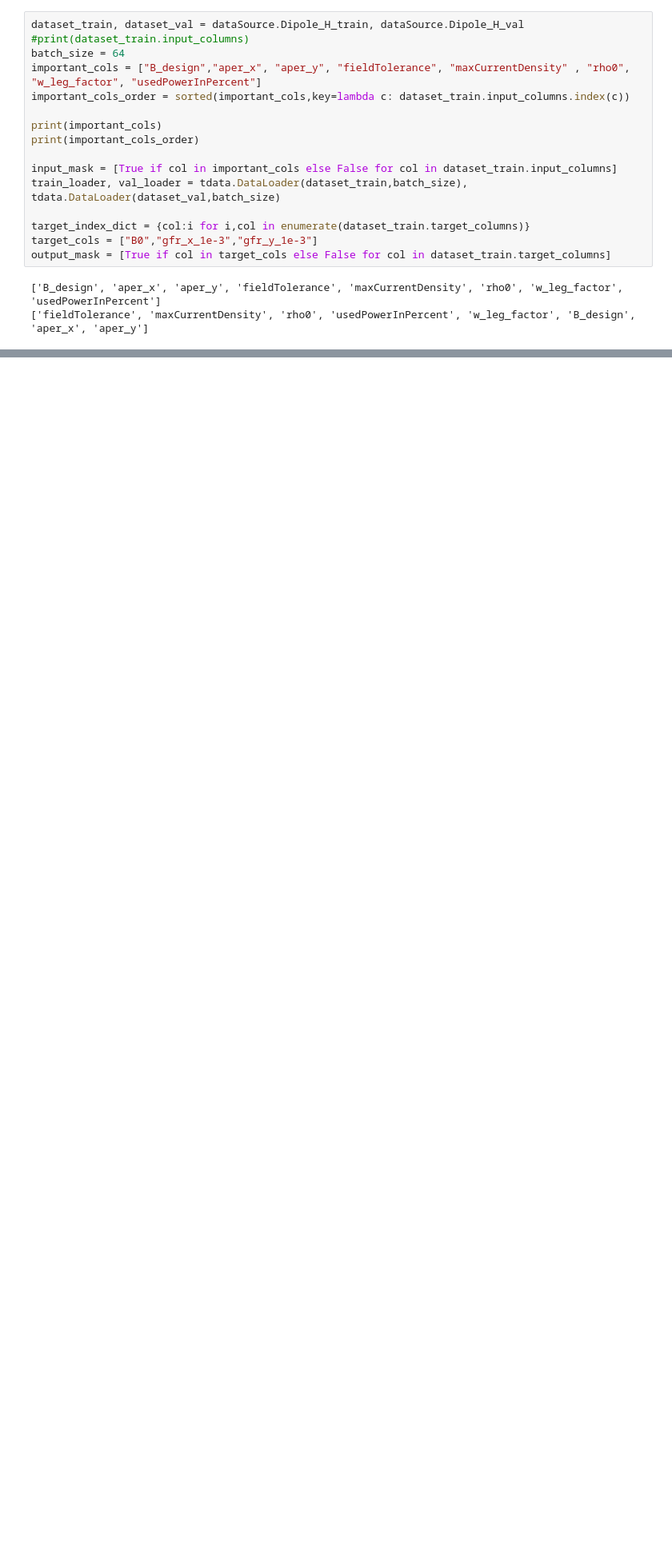
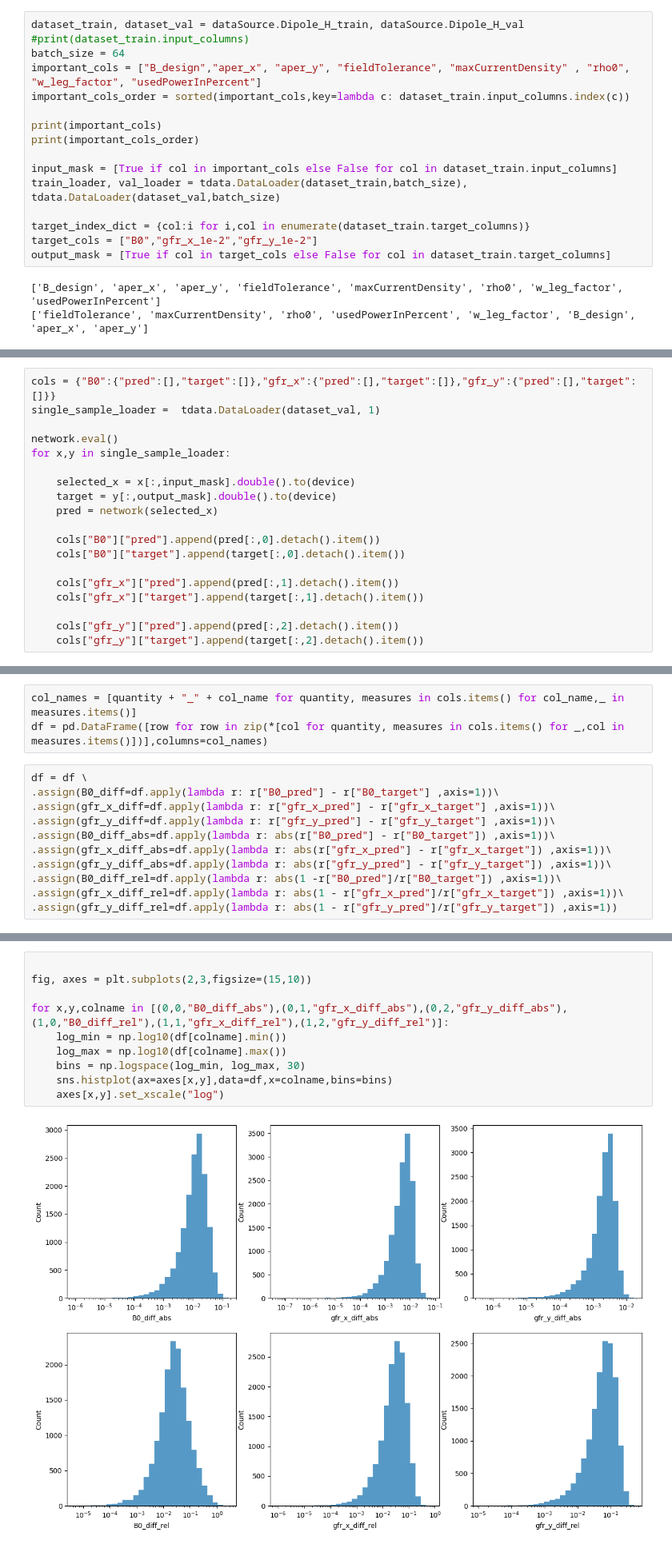
Before and after one commit to FlorianStummer/MaxAndFlorian, a Jupyter notebook: src/final_sprint/3rdTry.ipynb, the cells around one changed output, grey strips where cells are left out. Shown: that part at 80% size. Drawn from its saved outputs; the diff is of its cells as text; blank space fills up the shorter version.

```diff
--- a/src/final_sprint/3rdTry.ipynb
+++ b/src/final_sprint/3rdTry.ipynb
@@ -21,7 +24,7 @@ input_mask = [True if col in important_cols else False for col in dataset_train.
 train_loader, val_loader = tdata.DataLoader(dataset_train,batch_size), tdata.DataLoader(dataset_val,batch_size)
 
 target_index_dict = {col:i for i,col in enumerate(dataset_train.target_columns)}
-target_cols = ["B0","gfr_x_1e-3","gfr_y_1e-3"]
+target_cols = ["B0","gfr_x_1e-2","gfr_y_1e-2"]
 output_mask = [True if col in target_cols else False for col in dataset_train.target_columns]
 # %% [output]
 ['B_design', 'aper_x', 'aper_y', 'fieldTolerance', 'maxCurrentDensity', 'rho0', 'w_leg_factor', 'usedPowerInPercent']
@@ -178,0 +218,19 @@ print(mean_errors)
+# %%
+cols = {"B0":{"pred":[],"target":[]},"gfr_x":{"pred":[],"target":[]},"gfr_y":{"pred":[],"target":[]}}
+single_sample_loader =  tdata.DataLoader(dataset_val, 1)
+
+network.eval()
+for x,y in single_sample_loader:
+
+    selected_x = x[:,input_mask].double().to(device)
+    target = y[:,output_mask].double().to(device)
+    pred = network(selected_x)
+
+    cols["B0"]["pred"].append(pred[:,0].detach().item())
+    cols["B0"]["target"].append(target[:,0].detach().item())
+
+    cols["gfr_x"]["pred"].append(pred[:,1].detach().item())
+    cols["gfr_x"]["target"].append(target[:,1].detach().item())
+
+    cols["gfr_y"]["pred"].append(pred[:,2].detach().item())
+    cols["gfr_y"]["target"].append(target[:,2].detach().item())
@@ -178,0 +239,14 @@ print(mean_errors)
+# %%
+col_names = [quantity + "_" + col_name for quantity, measures in cols.items() for col_name,_ in measures.items()]
+df = pd.DataFrame([row for row in zip(*[col for quantity, measures in cols.items() for _,col in measures.items()])],columns=col_names)
+# %%
+df = df \
+.assign(B0_diff=df.apply(lambda r: r["B0_pred"] - r["B0_target"] ,axis=1))\
+.assign(gfr_x_diff=df.apply(lambda r: r["gfr_x_pred"] - r["gfr_x_target"] ,axis=1))\
+.assign(gfr_y_diff=df.apply(lambda r: r["gfr_y_pred"] - r["gfr_y_target"] ,axis=1))\
+.assign(B0_diff_abs=df.apply(lambda r: abs(r["B0_pred"] - r["B0_target"]) ,axis=1))\
+.assign(gfr_x_diff_abs=df.apply(lambda r: abs(r["gfr_x_pred"] - r["gfr_x_target"]) ,axis=1))\
+.assign(gfr_y_diff_abs=df.apply(lambda r: abs(r["gfr_y_pred"] - r["gfr_y_target"]) ,axis=1))\
+.assign(B0_diff_rel=df.apply(lambda r: abs(1 -r["B0_pred"]/r["B0_target"]) ,axis=1))\
+.assign(gfr_x_diff_rel=df.apply(lambda r: abs(1 - r["gfr_x_pred"]/r["gfr_x_target"]) ,axis=1))\
+.assign(gfr_y_diff_rel=df.apply(lambda r: abs(1 - r["gfr_y_pred"]/r["gfr_y_target"]) ,axis=1))
@@ -178,0 +269,12 @@ print(mean_errors)
+# %%
+
+fig, axes = plt.subplots(2,3,figsize=(15,10))
+
+for x,y,colname in [(0,0,"B0_diff_abs"),(0,1,"gfr_x_diff_abs"),(0,2,"gfr_y_diff_abs"),(1,0,"B0_diff_rel"),(1,1,"gfr_x_diff_rel"),(1,2,"gfr_y_diff_rel")]:
+    log_min = np.log10(df[colname].min())
+    log_max = np.log10(df[colname].max())
+    bins = np.logspace(log_min, log_max, 30)
+    sns.histplot(ax=axes[x,y],data=df,x=colname,bins=bins)
+    axes[x,y].set_xscale("log")
+# %% [output]
+[figure, added]
```
Also changed, not shown: parts of 17 cells of this notebook, 7 other files.
